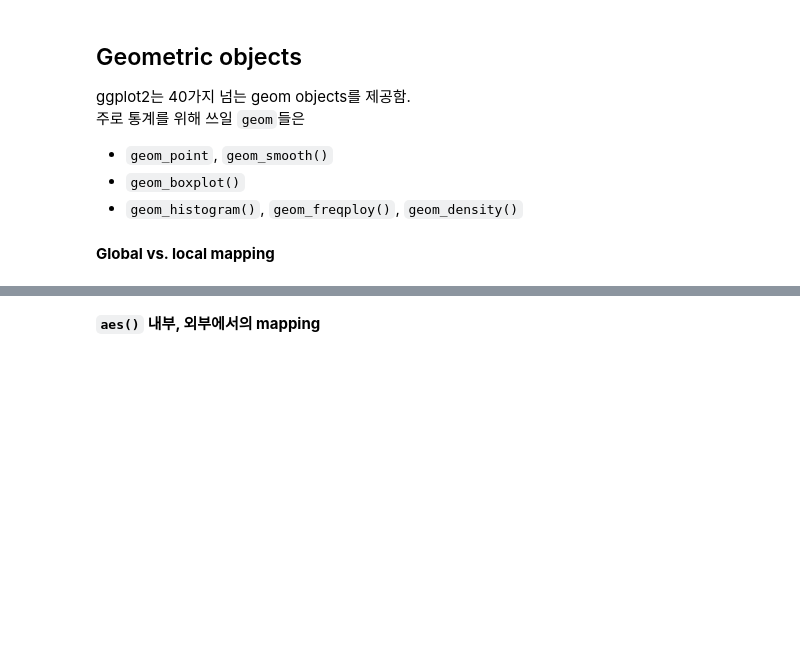
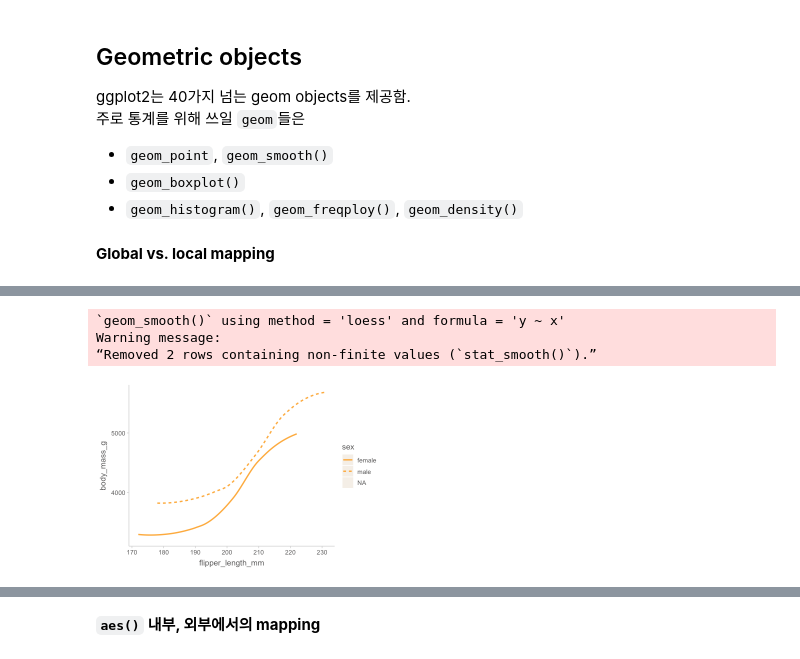
Before and after one commit to skcho13/statisticalmodelling, a Jupyter notebook: contents/visualize.ipynb, the cells around one changed output, grey strips where cells are left out. Saved outputs shown, nothing was run; the diff lists cells and outputs as text; code cells hidden in the pictures; blank space fills up the shorter version.

```diff
--- a/contents/visualize.ipynb
+++ b/contents/visualize.ipynb
@@ -274,6 +274,17 @@ Warning message:
 Warning message:
 “Removed 2 rows containing missing values (`geom_point()`).”
 [figure]
+# %%
+ggplot(
+  data = penguins,
+  mapping = aes(x = flipper_length_mm, y = body_mass_g)
+) +
+  geom_smooth(mapping = aes(linetype = sex), se = FALSE)
+# %% [output]
+`geom_smooth()` using method = 'loess' and formula = 'y ~ x'
+Warning message:
+“Removed 2 rows containing non-finite values (`stat_smooth()`).”
+[figure, added]
 # %%
 #| warning: false
 ggplot(
```
Also changed, not shown: parts of 32 cells of this notebook, 59 other files.
